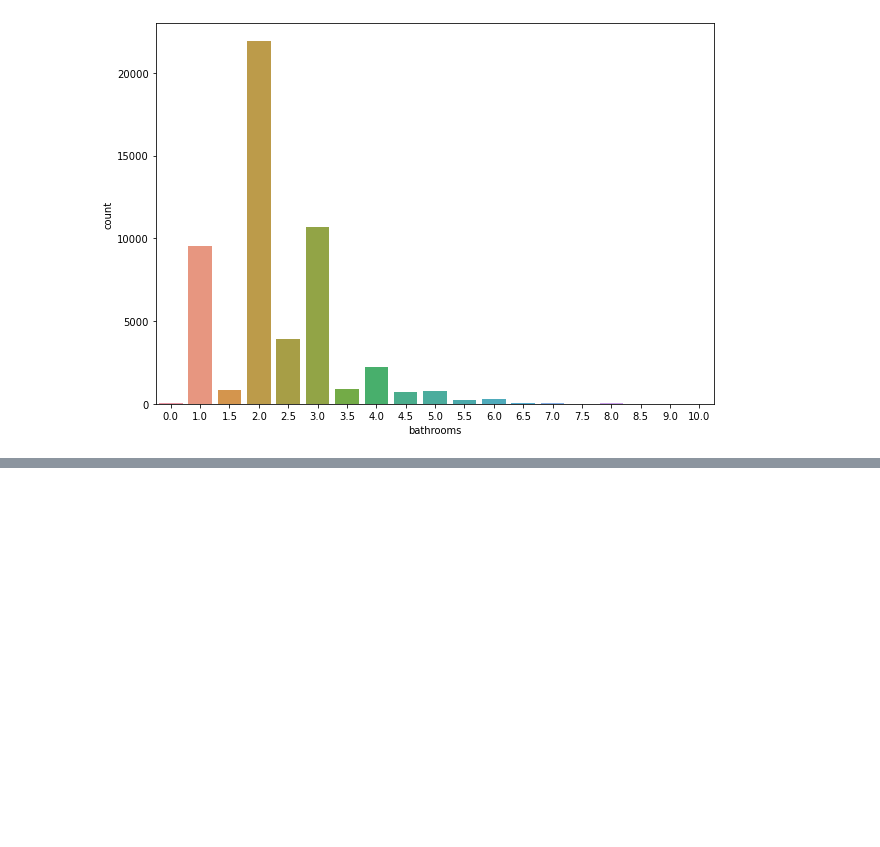
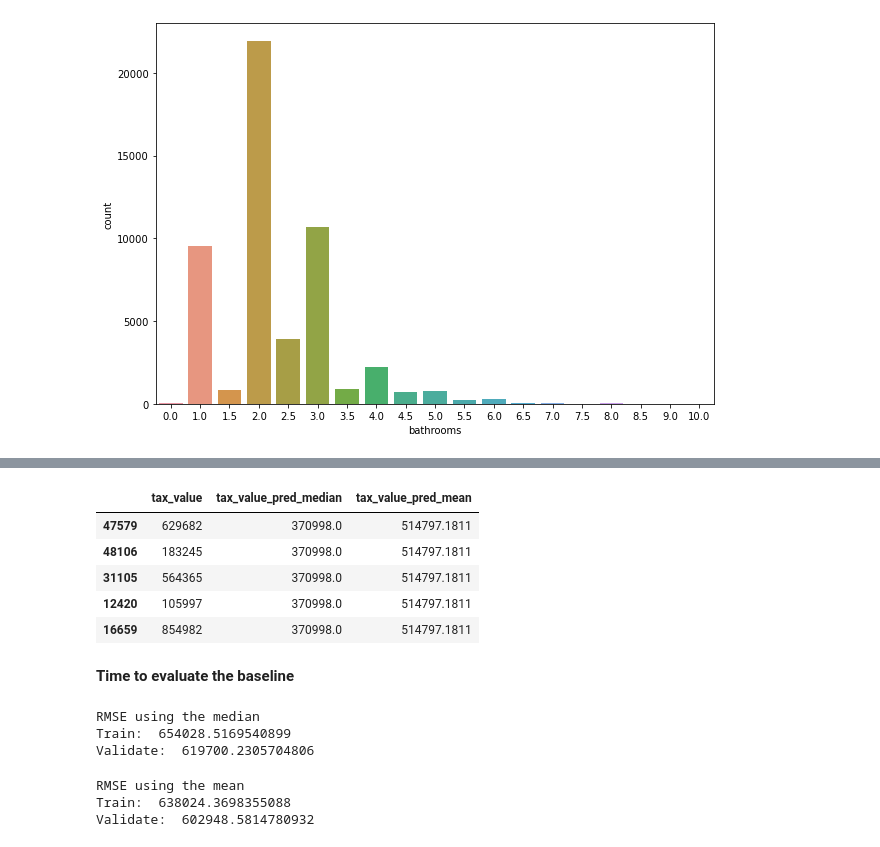
Before and after one commit to Severina7/zillow_project, a Jupyter notebook: zillow_project.ipynb, the cells around one changed output, grey strips where cells are left out. Cells and saved outputs as stored; diff of their text form; code cells hidden in the pictures; blank space fills up the shorter version.

Commit message:
modeling: better splitting, baseline calculation, baseline eval

```diff
--- a/zillow_project.ipynb
+++ b/zillow_project.ipynb
@@ -441,0 +450,4 @@ train.columns.tolist()
+# %%
+y_train = train.tax_value
+y_validate = validate.tax_value
+y_test = test.tax_value
@@ -766,0 +864,5 @@ plt.show()
+# %%
+# I will set y_train and y_validate as dataframe first
+
+y_train = pd.DataFrame(y_train)
+y_validate = pd.DataFrame(y_validate)
@@ -766,0 +879,47 @@ plt.show()
+# %%
+# Computing tax_value median
+
+tax_value_pred_median = y_train['tax_value'].median()
+y_train['tax_value_pred_median'] = tax_value_pred_median
+y_validate['tax_value_pred_median'] = tax_value_pred_median
+# %%
+# Computing tax_value mean
+
+tax_value_pred_mean = y_train['tax_value'].mean()
+y_train['tax_value_pred_mean'] = tax_value_pred_mean
+y_validate['tax_value_pred_mean'] = tax_value_pred_mean
+# %%
+# Displaying my median and mean
+
+y_train.head()
+# %% [output]
+|  | tax_value | tax_value_pred_median | tax_value_pred_mean |
+| 47579 | 629682 | 370998.0 | 514797.1811 |
+| 48106 | 183245 | 370998.0 | 514797.1811 |
+| 31105 | 564365 | 370998.0 | 514797.1811 |
+| 12420 | 105997 | 370998.0 | 514797.1811 |
+| 16659 | 854982 | 370998.0 | 514797.1811 |
+# %% [markdown]
+**Time to evaluate the baseline**
+# %%
+# Calculating RMSE for median
+
+rmse_train_median = math.sqrt(mean_squared_error(y_train.tax_value, y_train.tax_value_pred_median))
+rmse_validate_median = math.sqrt(mean_squared_error(y_validate.tax_value, y_validate.tax_value_pred_median))
+
+print('RMSE using the median\nTrain: ', rmse_train_median, '\nValidate: ', rmse_validate_median)
+# %% [output]
+RMSE using the median
+Train:  654028.5169540899
+Validate:  619700.2305704806
+# %%
+# Calculating RMSE for median
+
+rmse_train_mean = math.sqrt(mean_squared_error(y_train.tax_value, y_train.tax_value_pred_mean))
+rmse_validate_mean = math.sqrt(mean_squared_error(y_validate.tax_value, y_validate.tax_value_pred_mean))
+
+print('RMSE using the mean\nTrain: ', rmse_train_mean, '\nValidate: ', rmse_validate_mean)
+# %% [output]
+RMSE using the mean
+Train:  638024.3698355088
+Validate:  602948.5814780932
```
Also changed, not shown: parts of 49 cells of this notebook.
